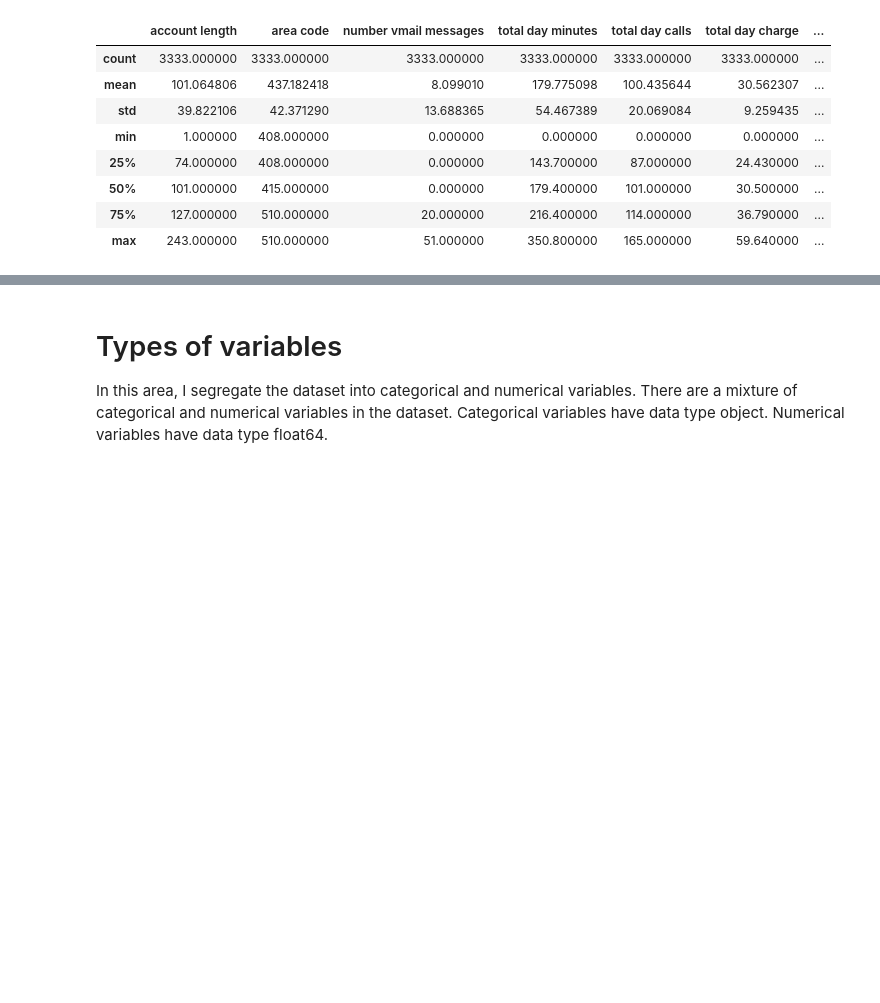
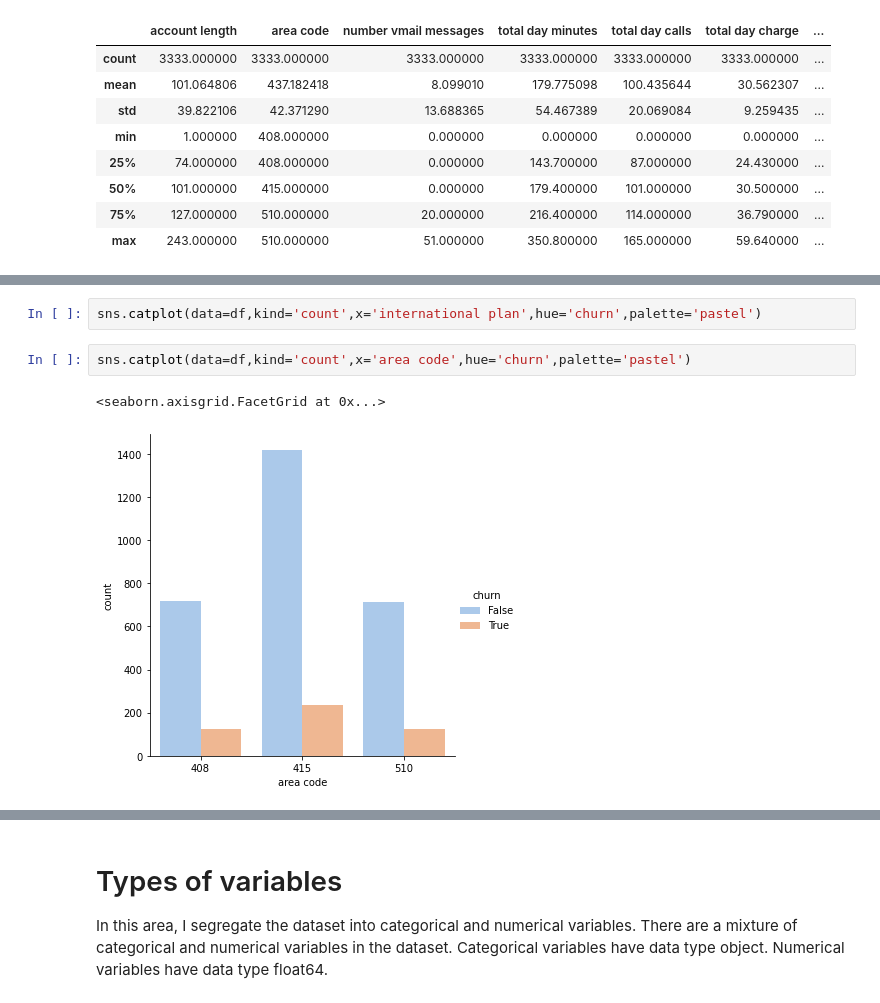
Before and after one commit to sananthonio/SyriaTel-Churn-Prediction, a Jupyter notebook: notebook/EDA.ipynb, the cells around one changed output, grey strips where cells are left out. Cells and saved outputs as stored; diff of their text form; blank space fills up the shorter version.

```diff
--- a/notebook/EDA.ipynb
+++ b/notebook/EDA.ipynb
@@ -92,0 +168,7 @@ df.describe()
+# %%
+sns.catplot(data=df,kind='count',x='international plan',hue='churn',palette='pastel')
+# %%
+sns.catplot(data=df,kind='count',x='area code',hue='churn',palette='pastel')
+# %% [output]
+<seaborn.axisgrid.FacetGrid at 0x...>
+[figure, added]
```
Also changed, not shown: parts of 20 cells of this notebook, 6 other files.
